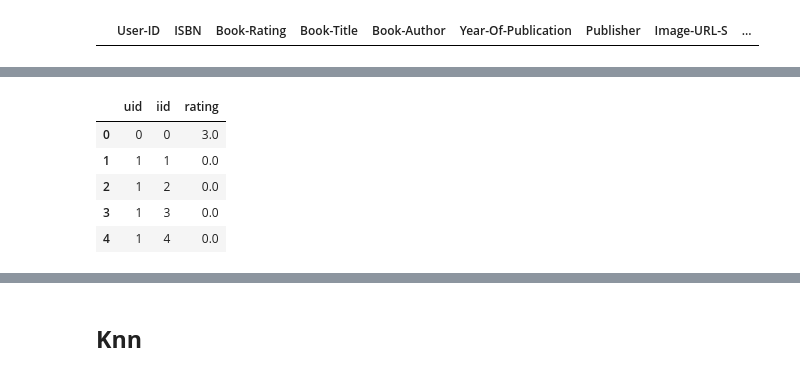
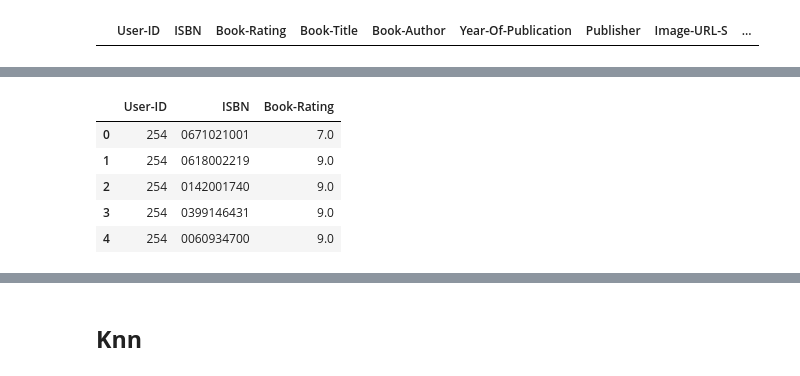
Before and after one commit to Yash1289/Book_Recommendations, a Jupyter notebook: Book_Recommender_System.ipynb, the cells around one changed output, grey strips where cells are left out. Drawn from its saved outputs; the diff is of its cells as text; code cells hidden in the pictures.

```diff
--- a/Book_Recommender_System.ipynb
+++ b/Book_Recommender_System.ipynb
@@ -250,2 +217,6 @@ from surprise.model_selection import LeaveOneOut
+# %%
+reader = Reader()
+
+recSys_surprise_df = Dataset.load_from_df(recSys_df[["User-ID" , "ISBN" , "Book-Rating"]], reader=reader)
 # %%
 LOOCV = LeaveOneOut(n_splits=1, random_state=1)
@@ -256,4 +223,4 @@ ratingsDataset = Dataset.load_from_df(ratings_df, reader=reader)
 # %%
 def splitter():
-  for trainSet, testSet in LOOCV.split(ratingsDataset):
+  for trainSet, testSet in LOOCV.split(recSys_surprise_df):
     return trainSet, testSet
@@ -273,7 +236,7 @@ def invert_dictionary(dictionary):
     """
     return {v: k for k, v in dictionary.items()}
 # %%
-def surprise_trainset_to_df(trainset, col_user="uid", col_item="iid", col_rating="rating"):
+def surprise_trainset_to_df(trainset, col_user="User-ID", col_item="ISBN", col_rating="Book-Rating"):
     df = pd.DataFrame(trainset.all_ratings(), columns=[col_user, col_item, col_rating])
     map_user = trainset._inner2raw_id_users if trainset._inner2raw_id_users is not None else invert_dictionary(trainset._raw2inner_id_users)
     map_item = trainset._inner2raw_id_items if trainset._inner2raw_id_items is not None else invert_dictionary(trainset._raw2inner_id_items)
@@ -289,9 +246,11 @@ tryi = pd.DataFrame(trainSet.all_ratings(), columns=["uid", "iid","rating"])
+# %%
+testSet_df = surprise_trainset_to_df(trainSet)
 # %%
-tryi.head()
+testSet_df.head()
 # %% [output]
-|  | uid | iid | rating |
-| 0 | 0 | 0 | 3.0 |
-| 1 | 1 | 1 | 0.0 |
-| 2 | 1 | 2 | 0.0 |
-| 3 | 1 | 3 | 0.0 |
-| 4 | 1 | 4 | 0.0 |
+|  | User-ID | ISBN | Book-Rating |
+| 0 | 254 | 0671021001 | 7.0 |
+| 1 | 254 | 0618002219 | 9.0 |
+| 2 | 254 | 0142001740 | 9.0 |
+| 3 | 254 | 0399146431 | 9.0 |
+| 4 | 254 | 0060934700 | 9.0 |
```
Also changed, not shown: parts of 79 cells of this notebook.
